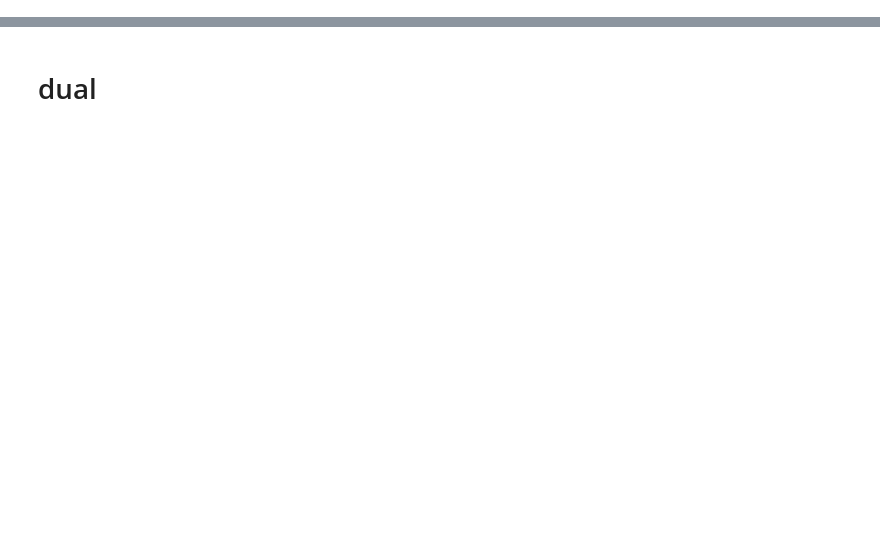
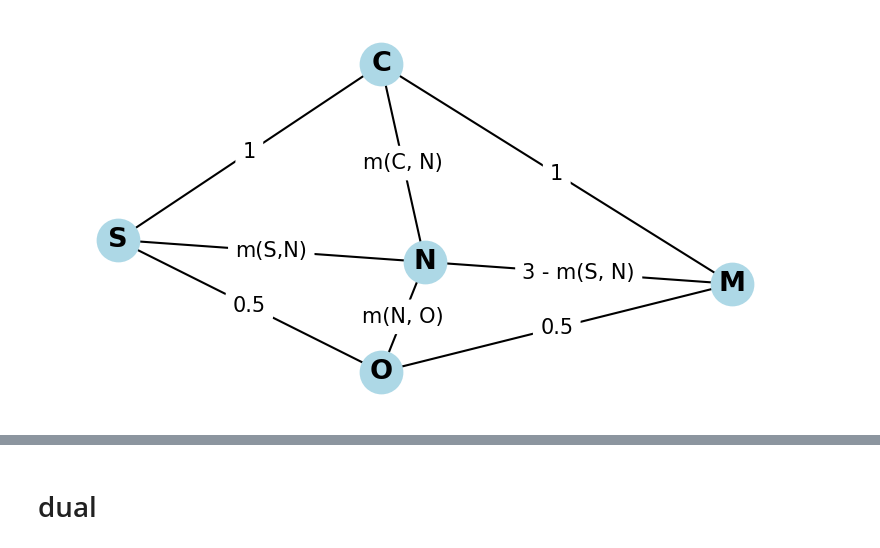
Before and after one commit to Whatisthisname/probabilistic-PDE-solver-on-manifold, a Jupyter notebook: app/intrinsic_triangulator.ipynb, the cells around one changed output, grey strips where cells are left out. Saved outputs shown, nothing was run; the diff lists cells and outputs as text; code cells hidden in the pictures; blank space fills up the shorter version.

```diff
--- a/app/intrinsic_triangulator.ipynb
+++ b/app/intrinsic_triangulator.ipynb
@@ -1,3 +128,69 @@
+# %%
+import matplotlib.pyplot as plt
+import networkx as nx
+import numpy as np
+from discrete_exterior_calculus import DEC
+
+graph = nx.Graph()
+
+graph.add_node("M")
+graph.add_node("S")
+graph.add_node("C")
+graph.add_node("O")
+graph.add_node("N")
+
+
+# SCENARIO 1
+graph.add_edge("M", "C", weight=1)
+graph.add_edge("S", "C", weight=1)
+# graph.add_edge("M", "S", weight=3)
+graph.add_edge("S", "N", weight="m(S,N)")
+graph.add_edge("M", "N", weight="3 - m(S, N)")
+graph.add_edge("M", "O", weight=0.5)
+graph.add_edge("S", "O", weight=0.5)
+graph.add_edge("C", "N", weight="m(C, N)")
+graph.add_edge("O", "N", weight="m(N, O)")
+
+
+sqr3 = np.sqrt(3) / 2
+pos = {
+    "O": np.array([0, -0.0]),
+    "C": np.array([0, 0.7]),
+    "S": np.array([-0.6, 0.3]),
+    "M": np.array([0.8, 0.2]),
+    "N": 0.5 * (pos["S"] + pos["M"]),
+}
+
+
+fig, ax = plt.subplots(dpi=150)
+
+ax.set_aspect("equal")
+ax.set_axis_off()
+
+nx.draw_networkx(
+    graph,
+    pos,
+    ax=ax,
+    with_labels=True,
+    node_size=400,
+    node_color="lightblue",
+    font_size=13,
+    font_weight="bold",
+)
+
+edge_labels = nx.get_edge_attributes(graph, "weight")
+nx.draw_networkx_edge_labels(
+    graph, pos, edge_labels=edge_labels, ax=ax, rotate=False, font_size=10
+)
+fig.savefig(
+    "../markdown/latex/images/mesh_refine_3.png",
+    dpi=300,
+    transparent=True,
+    bbox_inches="tight",
+    pad_inches=0.1,
+)
+# %% [output]
+[figure, added]
 # %%
 import matplotlib.pyplot as plt
 import networkx as nx
```
Also changed, not shown: parts of 6 cells of this notebook, 32 other files.
